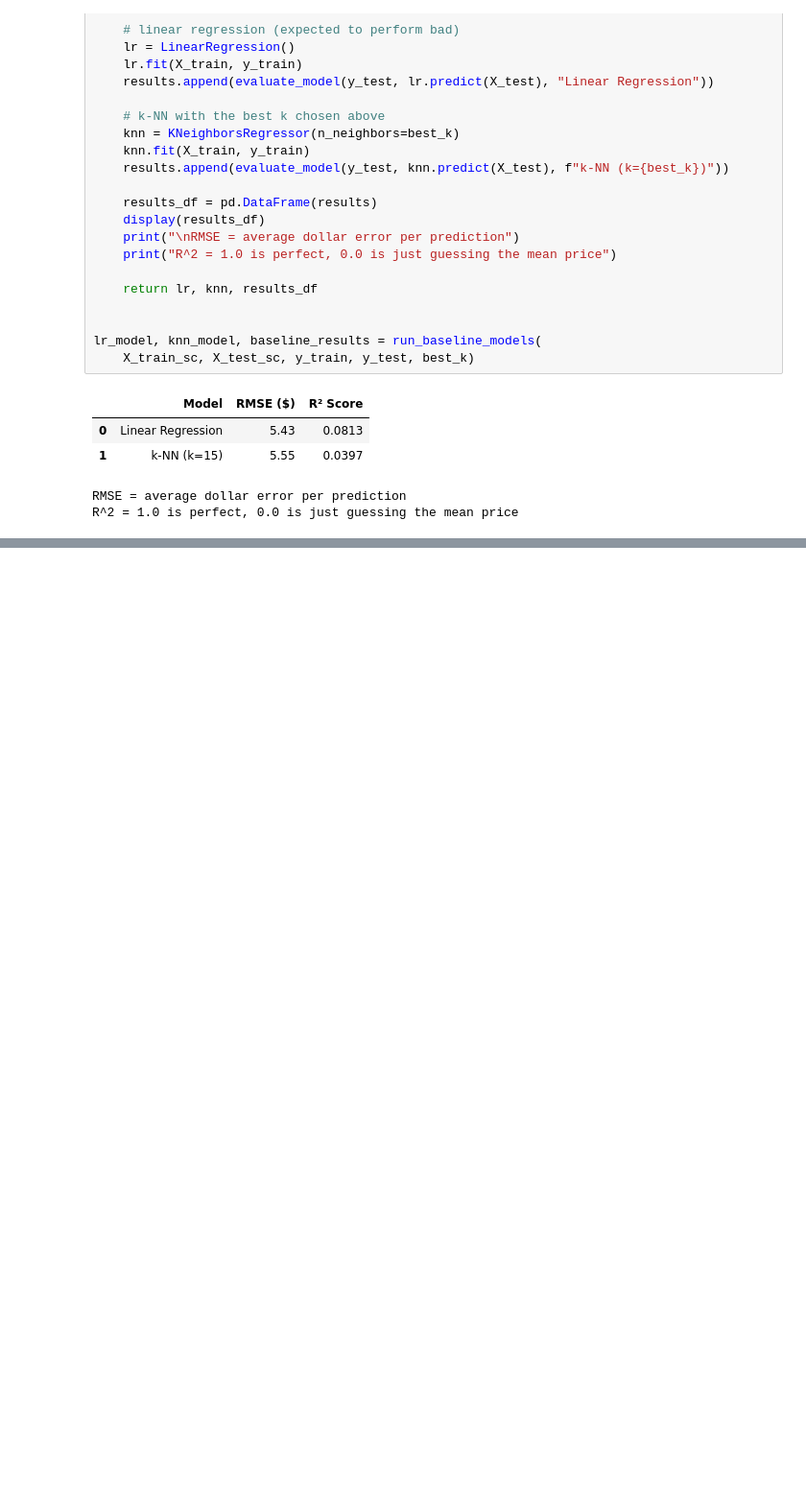
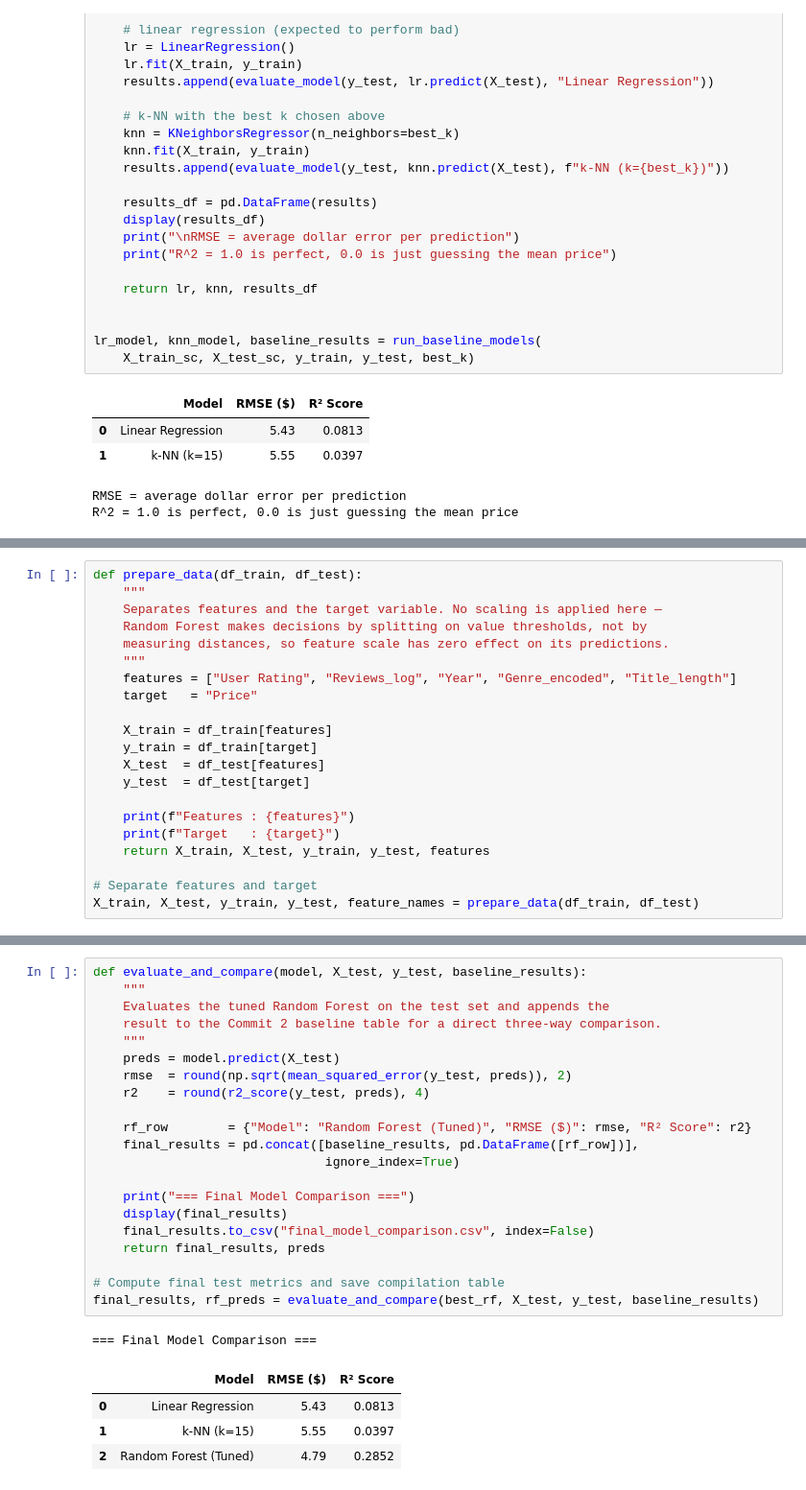
Before and after one commit to antonnoel/book-price-prediction, a Jupyter notebook: book-price-analysis-anton-bozoki.ipynb, the cells around one changed output, grey strips where cells are left out. Shown at 96% size. Saved outputs shown, nothing was run; the diff lists cells and outputs as text; blank space fills up the shorter version.

```diff
--- a/book-price-analysis-anton-bozoki.ipynb
+++ b/book-price-analysis-anton-bozoki.ipynb
@@ -402,0 +432,21 @@ print("hello world")
+# %%
+def prepare_data(df_train, df_test):
+    """
+    Separates features and the target variable. No scaling is applied here —
+    Random Forest makes decisions by splitting on value thresholds, not by
+    measuring distances, so feature scale has zero effect on its predictions.
+    """
+    features = ["User Rating", "Reviews_log", "Year", "Genre_encoded", "Title_length"]
+    target   = "Price"
+
+    X_train = df_train[features]
+    y_train = df_train[target]
+    X_test  = df_test[features]
+    y_test  = df_test[target]
+
+    print(f"Features : {features}")
+    print(f"Target   : {target}")
+    return X_train, X_test, y_train, y_test, features
+
+# Separate features and target
+X_train, X_test, y_train, y_test, feature_names = prepare_data(df_train, df_test)
@@ -402,0 +489,27 @@ print("hello world")
+# %%
+def evaluate_and_compare(model, X_test, y_test, baseline_results):
+    """
+    Evaluates the tuned Random Forest on the test set and appends the
+    result to the Commit 2 baseline table for a direct three-way comparison.
+    """
+    preds = model.predict(X_test)
+    rmse  = round(np.sqrt(mean_squared_error(y_test, preds)), 2)
+    r2    = round(r2_score(y_test, preds), 4)
+
+    rf_row        = {"Model": "Random Forest (Tuned)", "RMSE ($)": rmse, "R² Score": r2}
+    final_results = pd.concat([baseline_results, pd.DataFrame([rf_row])],
+                               ignore_index=True)
+
+    print("=== Final Model Comparison ===")
+    display(final_results)
+    final_results.to_csv("final_model_comparison.csv", index=False)
+    return final_results, preds
+
+# Compute final test metrics and save compilation table
+final_results, rf_preds = evaluate_and_compare(best_rf, X_test, y_test, baseline_results)
+# %% [output]
+=== Final Model Comparison ===
+|  | Model | RMSE ($) | R² Score |
+| 0 | Linear Regression | 5.43 | 0.0813 |
+| 1 | k-NN (k=15) | 5.55 | 0.0397 |
+| 2 | Random Forest (Tuned) | 4.79 | 0.2852 |
```
Also changed, not shown: parts of 10 cells of this notebook, 2 other files.
